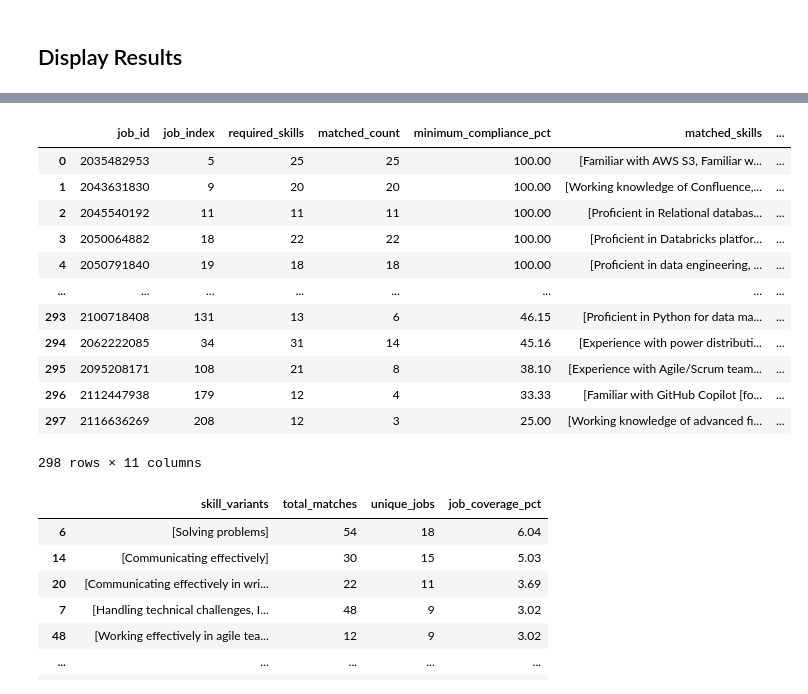
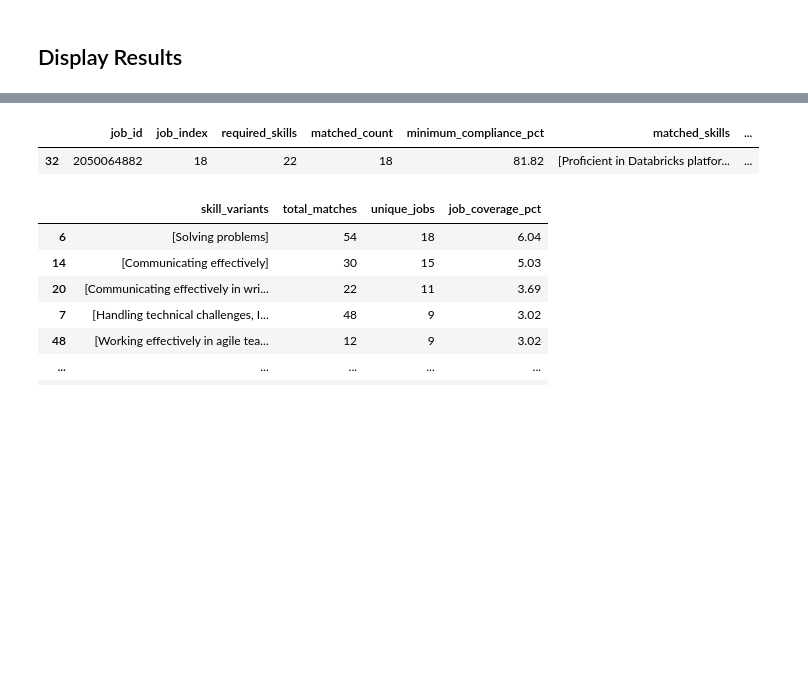
Before and after one commit to cgodevs/market-technical-fit-analysis-tool, a Jupyter notebook: docs/demo.ipynb, the cells around one changed output, grey strips where cells are left out. Saved outputs shown, nothing was run; the diff lists cells and outputs as text; code cells hidden in the pictures; blank space fills up the shorter version.

```diff
--- a/docs/demo.ipynb
+++ b/docs/demo.ipynb
@@ -1019,20 +1030,10 @@ pd.DataFrame(candidate_soft_compliance_breakdown)
 298 rows × 11 columns
 # %%
-pd.DataFrame(candidate_hard_compliance_breakdown)
+df = pd.DataFrame(candidate_hard_compliance_breakdown) #2050064882 had Databricks
+df[df['job_id'] == "2050064882"]
 # %% [output]
 |  | job_id | job_index | required_skills | matched_count | minimum_compliance_pct | matched_skills | ... |
-| 0 | 2035482953 | 5 | 25 | 25 | 100.00 | [Familiar with AWS S3, Familiar w... | ... |
-| 1 | 2043631830 | 9 | 20 | 20 | 100.00 | [Working knowledge of Confluence,... | ... |
-| 2 | 2045540192 | 11 | 11 | 11 | 100.00 | [Proficient in Relational databas... | ... |
-| 3 | 2050064882 | 18 | 22 | 22 | 100.00 | [Proficient in Databricks platfor... | ... |
-| 4 | 2050791840 | 19 | 18 | 18 | 100.00 | [Proficient in data engineering, ... | ... |
-| ... | ... | ... | ... | ... | ... | ... | ... |
-| 293 | 2100718408 | 131 | 13 | 6 | 46.15 | [Proficient in Python for data ma... | ... |
-| 294 | 2062222085 | 34 | 31 | 14 | 45.16 | [Experience with power distributi... | ... |
-| 295 | 2095208171 | 108 | 21 | 8 | 38.10 | [Experience with Agile/Scrum team... | ... |
-| 296 | 2112447938 | 179 | 12 | 4 | 33.33 | [Familiar with GitHub Copilot [fo... | ... |
-| 297 | 2116636269 | 208 | 12 | 3 | 25.00 | [Working knowledge of advanced fi... | ... |
+| 32 | 2050064882 | 18 | 22 | 18 | 81.82 | [Proficient in Databricks platfor... | ... |
-298 rows × 11 columns
 # %%
 compliant_soft_skills_report.sort_values("job_coverage_pct", ascending=False)
 # %% [output]
```
Also changed, not shown: parts of 7 cells of this notebook.
